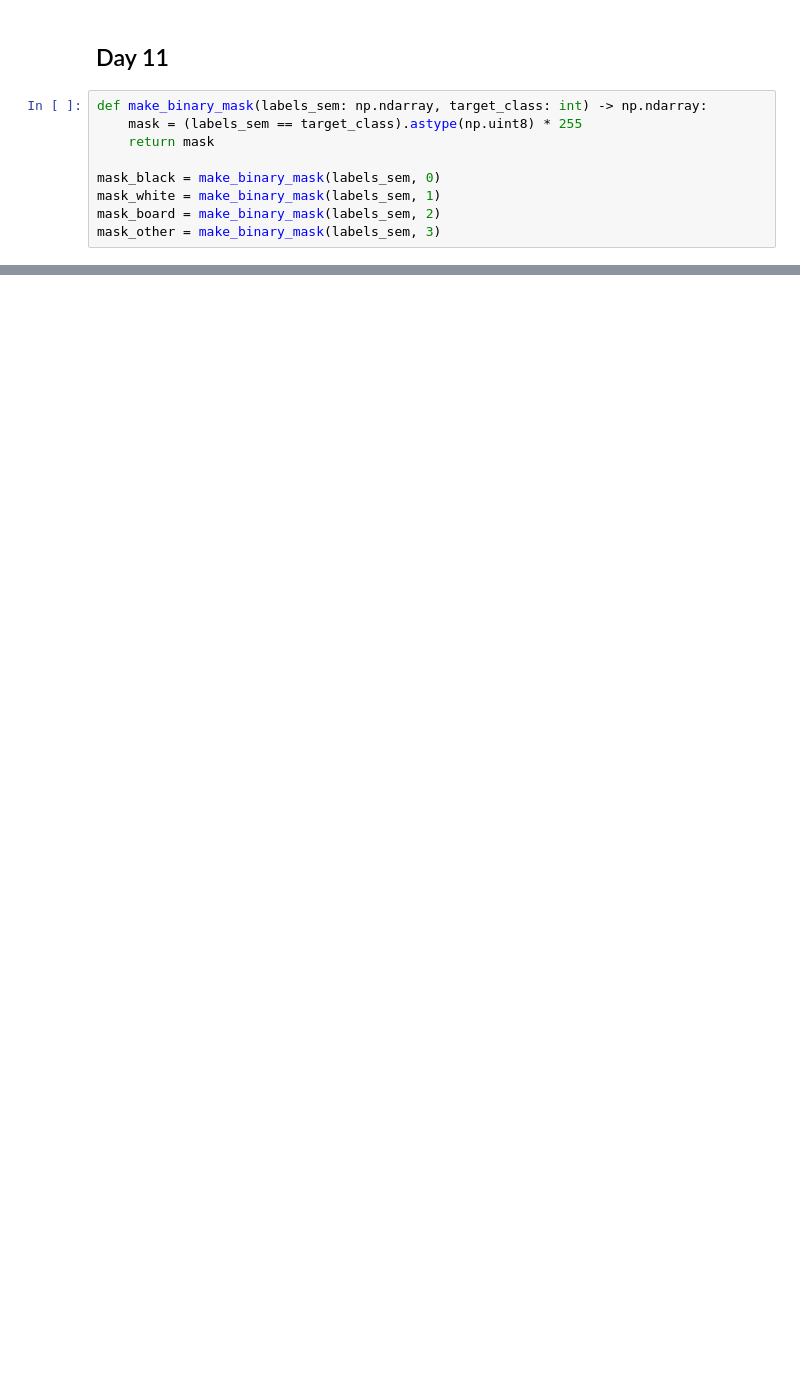
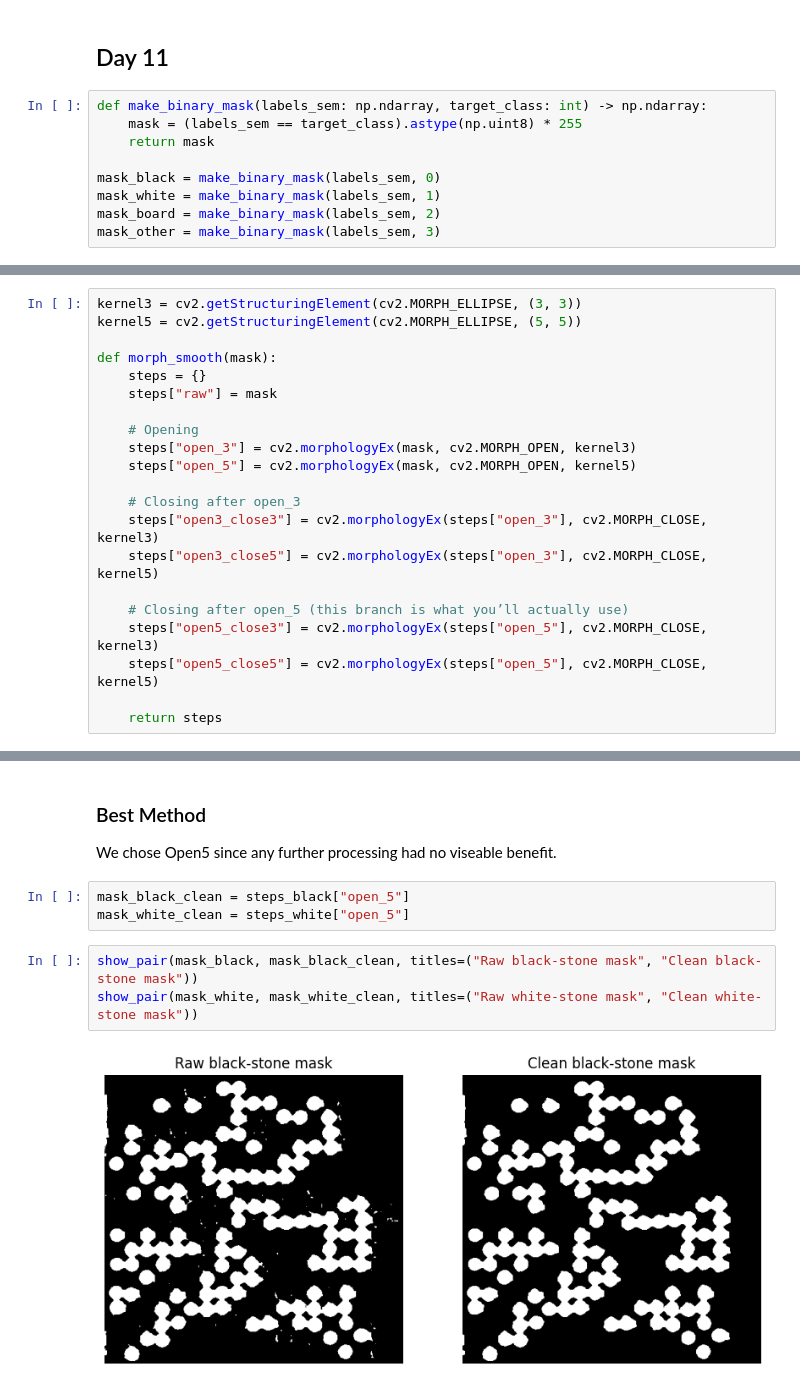
Before and after one commit to infamousperi/GBSV_MC, a Jupyter notebook: MC2/Segmentation_Morphological_Operations_Object_Properties.ipynb, the cells around one changed output, grey strips where cells are left out. Saved outputs shown, nothing was run; the diff lists cells and outputs as text; blank space fills up the shorter version.

```diff
--- a/MC2/Segmentation_Morphological_Operations_Object_Properties.ipynb
+++ b/MC2/Segmentation_Morphological_Operations_Object_Properties.ipynb
@@ -355,0 +358,21 @@ show_pair(mask_board, mask_other, titles=("Raw shadow mask", "Raw board mask"))
+# %%
+kernel3 = cv2.getStructuringElement(cv2.MORPH_ELLIPSE, (3, 3))
+kernel5 = cv2.getStructuringElement(cv2.MORPH_ELLIPSE, (5, 5))
+
+def morph_smooth(mask):
+    steps = {}
+    steps["raw"] = mask
+
+    # Opening
+    steps["open_3"] = cv2.morphologyEx(mask, cv2.MORPH_OPEN, kernel3)
+    steps["open_5"] = cv2.morphologyEx(mask, cv2.MORPH_OPEN, kernel5)
+
+    # Closing after open_3
+    steps["open3_close3"] = cv2.morphologyEx(steps["open_3"], cv2.MORPH_CLOSE, kernel3)
+    steps["open3_close5"] = cv2.morphologyEx(steps["open_3"], cv2.MORPH_CLOSE, kernel5)
+
+    # Closing after open_5 (this branch is what you’ll actually use)
+    steps["open5_close3"] = cv2.morphologyEx(steps["open_5"], cv2.MORPH_CLOSE, kernel3)
+    steps["open5_close5"] = cv2.morphologyEx(steps["open_5"], cv2.MORPH_CLOSE, kernel5)
+
+    return steps
@@ -355,0 +421,12 @@ show_pair(mask_board, mask_other, titles=("Raw shadow mask", "Raw board mask"))
+# %% [markdown]
+### Best Method
+
+We chose Open5 since any further processing had no viseable benefit.
+# %%
+mask_black_clean = steps_black["open_5"]
+mask_white_clean = steps_white["open_5"]
+# %%
+show_pair(mask_black, mask_black_clean, titles=("Raw black-stone mask", "Clean black-stone mask"))
+show_pair(mask_white, mask_white_clean, titles=("Raw white-stone mask", "Clean white-stone mask"))
+# %% [output]
+[figure, added]
```
Also changed, not shown: parts of 7 cells of this notebook.
